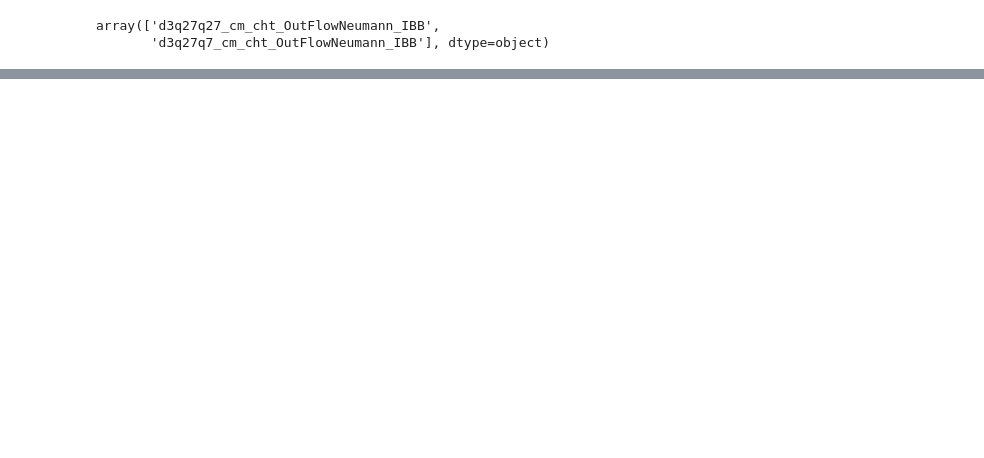
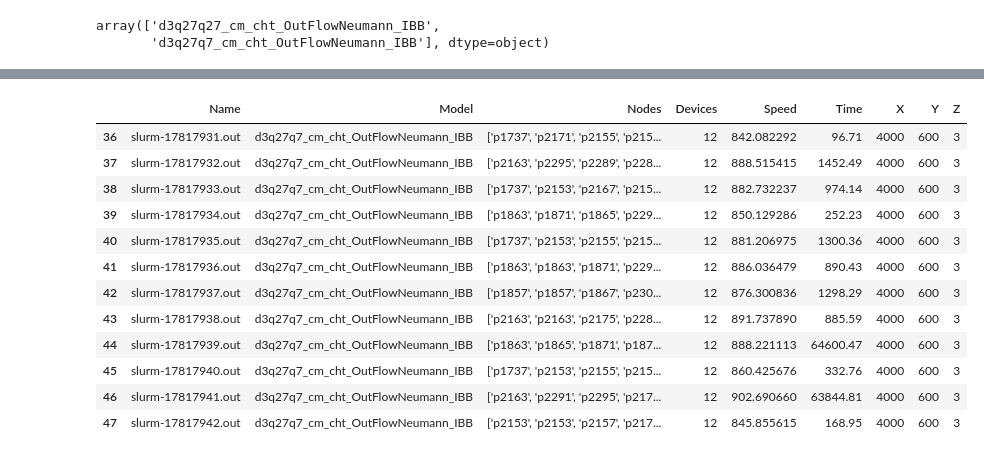
Before and after one commit to ggruszczynski/LBM, a Jupyter notebook: Untitled.ipynb, the cells around one changed output, grey strips where cells are left out. Drawn from its saved outputs; the diff is of its cells as text; code cells hidden in the pictures; blank space fills up the shorter version.

```diff
--- a/Untitled.ipynb
+++ b/Untitled.ipynb
@@ -100 +90,17 @@ speed2=df1.loc[filt2]['X']*df1.loc[filt2]['Y']*df1.loc[filt2]['Z']/df1.loc[filt2
+# %%
+df1.loc[filt2].loc[df1['Devices']==12]
+# %% [output]
+|  | Name | Model | Nodes | Devices | Speed | Time | X | Y | Z |
+| 36 | slurm-17817931.out | d3q27q7_cm_cht_OutFlowNeumann_IBB | ['p1737', 'p2171', 'p2155', 'p215... | 12 | 842.082292 | 96.71 | 4000 | 600 | 3 |
+| 37 | slurm-17817932.out | d3q27q7_cm_cht_OutFlowNeumann_IBB | ['p2163', 'p2295', 'p2289', 'p228... | 12 | 888.515415 | 1452.49 | 4000 | 600 | 3 |
+| 38 | slurm-17817933.out | d3q27q7_cm_cht_OutFlowNeumann_IBB | ['p1737', 'p2153', 'p2167', 'p215... | 12 | 882.732237 | 974.14 | 4000 | 600 | 3 |
+| 39 | slurm-17817934.out | d3q27q7_cm_cht_OutFlowNeumann_IBB | ['p1863', 'p1871', 'p1865', 'p229... | 12 | 850.129286 | 252.23 | 4000 | 600 | 3 |
+| 40 | slurm-17817935.out | d3q27q7_cm_cht_OutFlowNeumann_IBB | ['p1737', 'p2153', 'p2155', 'p215... | 12 | 881.206975 | 1300.36 | 4000 | 600 | 3 |
+| 41 | slurm-17817936.out | d3q27q7_cm_cht_OutFlowNeumann_IBB | ['p1863', 'p1863', 'p1871', 'p229... | 12 | 886.036479 | 890.43 | 4000 | 600 | 3 |
+| 42 | slurm-17817937.out | d3q27q7_cm_cht_OutFlowNeumann_IBB | ['p1857', 'p1857', 'p1867', 'p230... | 12 | 876.300836 | 1298.29 | 4000 | 600 | 3 |
+| 43 | slurm-17817938.out | d3q27q7_cm_cht_OutFlowNeumann_IBB | ['p2163', 'p2163', 'p2175', 'p228... | 12 | 891.737890 | 885.59 | 4000 | 600 | 3 |
+| 44 | slurm-17817939.out | d3q27q7_cm_cht_OutFlowNeumann_IBB | ['p1863', 'p1865', 'p1871', 'p187... | 12 | 888.221113 | 64600.47 | 4000 | 600 | 3 |
+| 45 | slurm-17817940.out | d3q27q7_cm_cht_OutFlowNeumann_IBB | ['p1737', 'p2153', 'p2155', 'p215... | 12 | 860.425676 | 332.76 | 4000 | 600 | 3 |
+| 46 | slurm-17817941.out | d3q27q7_cm_cht_OutFlowNeumann_IBB | ['p2163', 'p2291', 'p2295', 'p217... | 12 | 902.690660 | 63844.81 | 4000 | 600 | 3 |
+| 47 | slurm-17817942.out | d3q27q7_cm_cht_OutFlowNeumann_IBB | ['p2153', 'p2153', 'p2157', 'p217... | 12 | 845.855615 | 168.95 | 4000 | 600 | 3 |
 # %%
```
Also changed, not shown: parts of 9 cells of this notebook.
